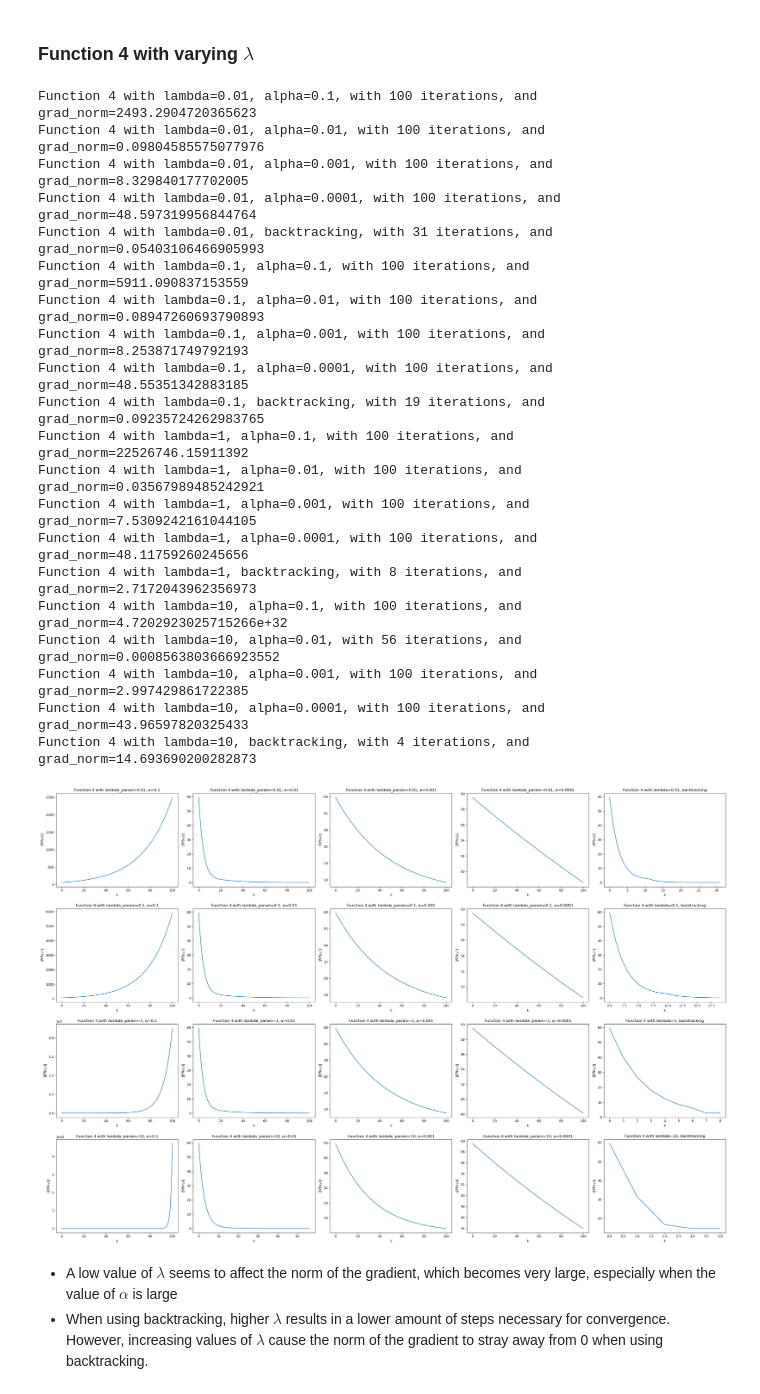
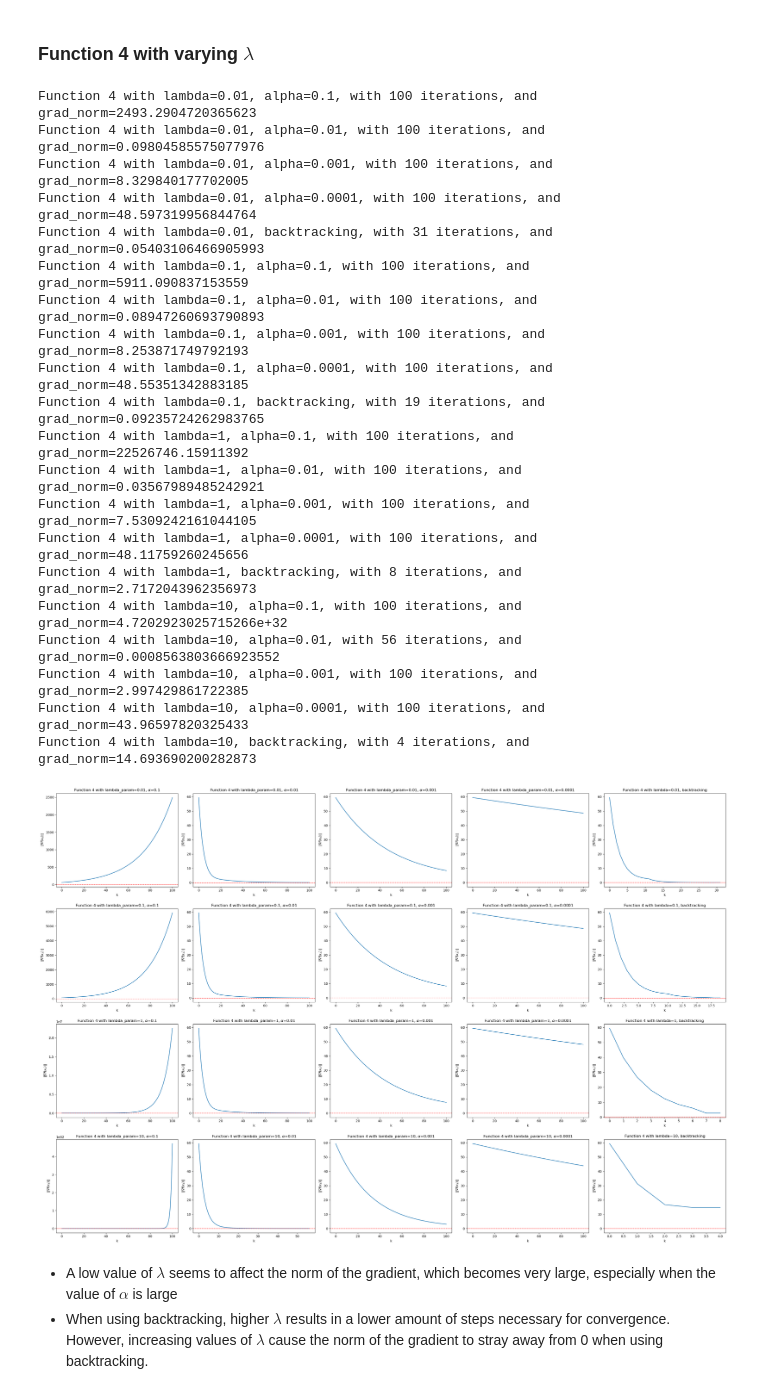
Before and after one commit to AngeloGalav/statistical-and-mathematical-methods, a Jupyter notebook: hw3/1_optimization_gd.ipynb, the cells around one changed output. Saved outputs shown, nothing was run; the diff lists cells and outputs as text; code cells hidden in the pictures.

```diff
--- a/hw3/1_optimization_gd.ipynb
+++ b/hw3/1_optimization_gd.ipynb
@@ -147,6 +147,7 @@ for alpha in alphas:
         ax.set_title(rf'Function {i+1}, $\alpha$={alpha}')
         ax.set_xlabel('k')
         ax.set_ylabel(r'$||\nabla f(x_k)||$')
+        ax.axhline(y=0, color='red', linestyle='--', linewidth=1)
     print("\n")
     plt.show()
 # %% [output]
@@ -206,6 +207,7 @@ for i, (f, grad_f) in enumerate(functions):
     ax.set_title(rf'Function {i+1} with backtracking')
     ax.set_xlabel('k')
     ax.set_ylabel(r'$||\nabla f(x_k)||$')
+    ax.axhline(y=0, color='red', linestyle='--', linewidth=1)
 print("\n")
 # %% [output]
 Function 1, GD with backtracking got final result: [2.99993978 0.99997993], with 81 iterations, and grad_norm=0.00012696449525289447
@@ -302,6 +304,7 @@ for row, lambda_param in enumerate(lambda_params):
         ax.set_title(rf'Function 4 with lambda_param={lambda_param}, $\alpha$={alpha}')
         ax.set_xlabel('k')
         ax.set_ylabel(r'$||\nabla f(x_k)||$')
+        ax.axhline(y=0, color='red', linestyle='--', linewidth=1)
         print(f"Function 4 with lambda={lambda_param}, alpha={alpha}, with {k} iterations, and grad_norm={grad_norm_history[-1]}")
 
     x_k_history, k, _, grad_norm_history = gradient_descent(fn4, grad_fn4, x0, None, kmax, tolx, tolf, backtracking=backtracking)
@@ -310,34 +313,35 @@ for row, lambda_param in enumerate(lambda_params):
     ax.set_title(rf'Function 4 with lambda={lambda_param}, backtracking')
     ax.set_xlabel('k')
     ax.set_ylabel(r'$||\nabla f(x_k)||$')
+    ax.axhline(y=0, color='red', linestyle='--', linewidth=1)
     print(f"Function 4 with lambda={lambda_param}, backtracking, with {k} iterations, and grad_norm={grad_norm_history[-1]}")
 
 
 
 plt.tight_layout()
 plt.show()
 # %% [output]
 Function 4 with lambda=0.01, alpha=0.1, with 100 iterations, and grad_norm=2493.2904720365623
 Function 4 with lambda=0.01, alpha=0.01, with 100 iterations, and grad_norm=0.09804585575077976
 Function 4 with lambda=0.01, alpha=0.001, with 100 iterations, and grad_norm=8.329840177702005
 Function 4 with lambda=0.01, alpha=0.0001, with 100 iterations, and grad_norm=48.597319956844764
 Function 4 with lambda=0.01, backtracking, with 31 iterations, and grad_norm=0.05403106466905993
 Function 4 with lambda=0.1, alpha=0.1, with 100 iterations, and grad_norm=5911.090837153559
 Function 4 with lambda=0.1, alpha=0.01, with 100 iterations, and grad_norm=0.08947260693790893
 Function 4 with lambda=0.1, alpha=0.001, with 100 iterations, and grad_norm=8.253871749792193
 Function 4 with lambda=0.1, alpha=0.0001, with 100 iterations, and grad_norm=48.55351342883185
 Function 4 with lambda=0.1, backtracking, with 19 iterations, and grad_norm=0.09235724262983765
 Function 4 with lambda=1, alpha=0.1, with 100 iterations, and grad_norm=22526746.15911392
 Function 4 with lambda=1, alpha=0.01, with 100 iterations, and grad_norm=0.03567989485242921
 Function 4 with lambda=1, alpha=0.001, with 100 iterations, and grad_norm=7.5309242161044105
 Function 4 with lambda=1, alpha=0.0001, with 100 iterations, and grad_norm=48.11759260245656
 Function 4 with lambda=1, backtracking, with 8 iterations, and grad_norm=2.7172043962356973
 Function 4 with lambda=10, alpha=0.1, with 100 iterations, and grad_norm=4.7202923025715266e+32
 Function 4 with lambda=10, alpha=0.01, with 56 iterations, and grad_norm=0.0008563803666923552
 Function 4 with lambda=10, alpha=0.001, with 100 iterations, and grad_norm=2.997429861722385
 Function 4 with lambda=10, alpha=0.0001, with 100 iterations, and grad_norm=43.96597820325433
 Function 4 with lambda=10, backtracking, with 4 iterations, and grad_norm=14.693690200282873
-[figure, old version]
+[figure, new version]
 # %% [markdown]
 - A low value of $\lambda$ seems to affect the norm of the gradient, which becomes very large, especially when the value of $\alpha$ is large
 - When using backtracking, higher $\lambda$ results in a lower amount of steps necessary for convergence. However, increasing values of $\lambda$ cause the norm of the gradient to stray away from 0 when using backtracking.
```
Also changed, not shown: parts of 5 cells of this notebook, 3 other files.
